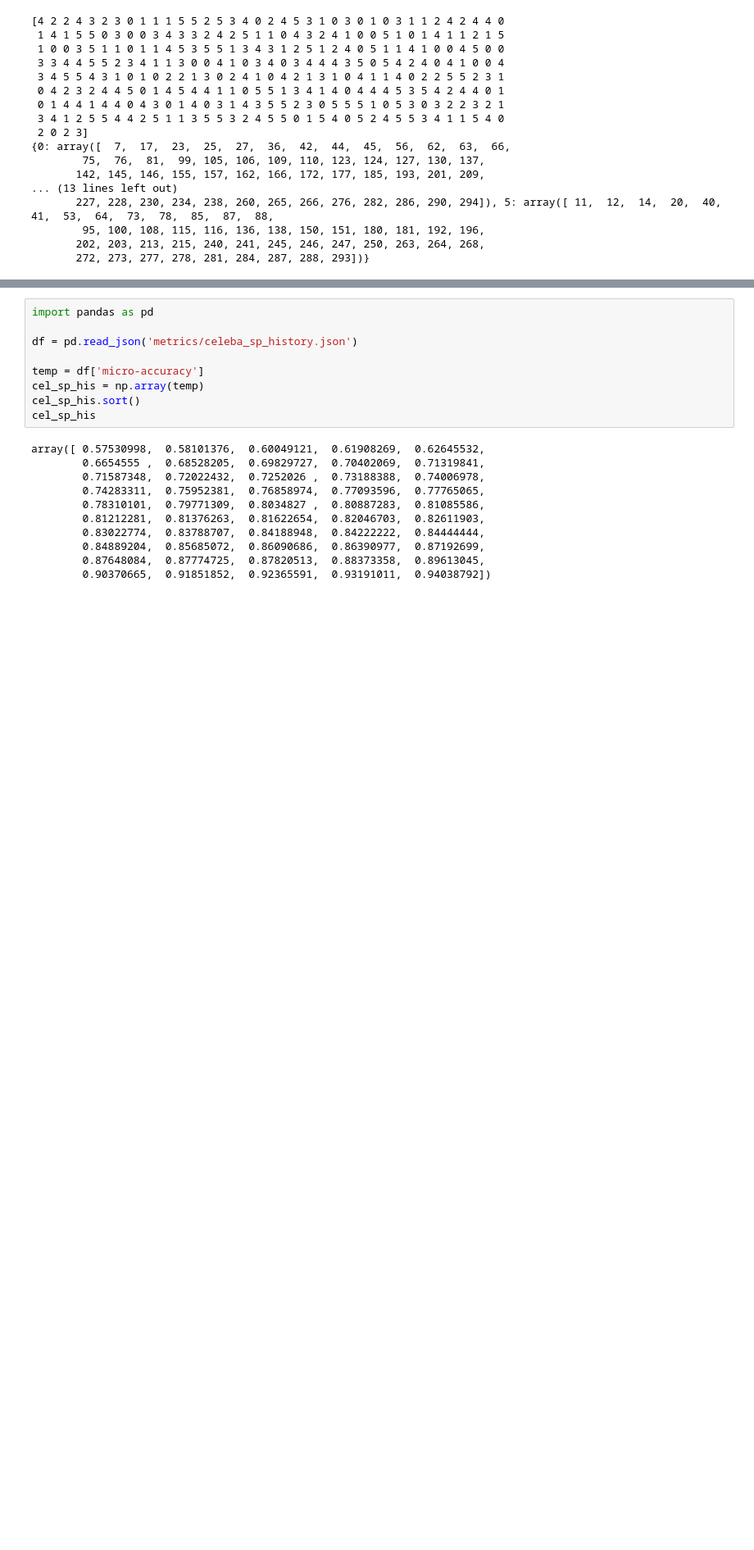
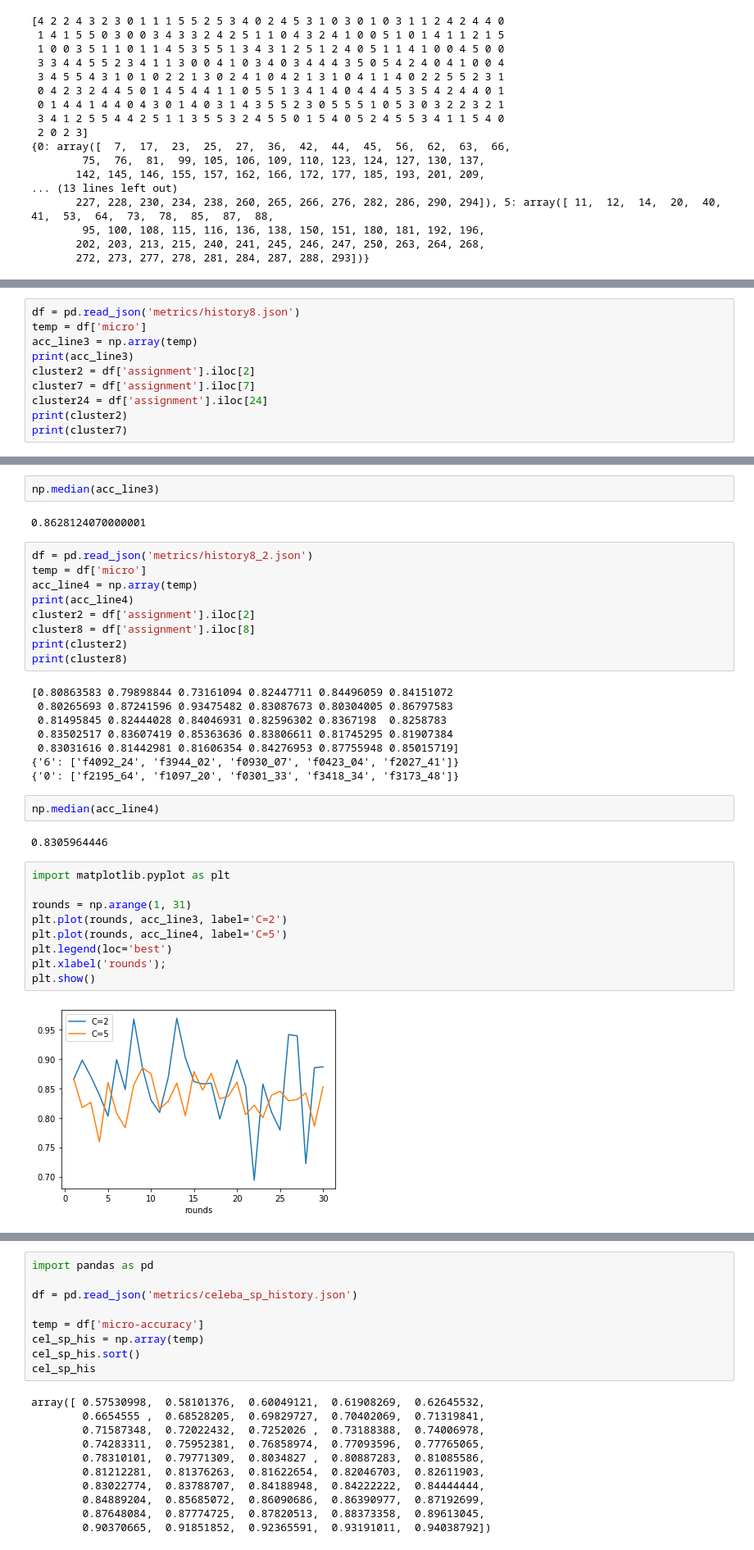
Before and after one commit to xxyen/age-based-multi-center-fed-learning, a Jupyter notebook: models/robust_outlier_model.ipynb, the cells around one changed output, grey strips where cells are left out. Shown: that part at 82% size. Saved outputs shown, nothing was run; the diff lists cells and outputs as text; blank space fills up the shorter version.

```diff
--- a/models/robust_outlier_model.ipynb
+++ b/models/robust_outlier_model.ipynb
@@ -153,0 +203,10 @@ array([ 0.06087221,  0.06128316,  0.12468871,  0.24159877,  0.43152687,
+# %%
+df = pd.read_json('metrics/history8.json')
+temp = df['micro']
+acc_line3 = np.array(temp)
+print(acc_line3)
+cluster2 = df['assignment'].iloc[2]
+cluster7 = df['assignment'].iloc[7]
+cluster24 = df['assignment'].iloc[24]
+print(cluster2)
+print(cluster7)
@@ -154 +221,37 @@ array([ 0.06087221,  0.06128316,  0.12468871,  0.24159877,  0.43152687,
+# %%
+np.median(acc_line3)
+# %% [output]
+0.8628124070000001
+# %%
+df = pd.read_json('metrics/history8_2.json')
+temp = df['micro']
+acc_line4 = np.array(temp)
+print(acc_line4)
+cluster2 = df['assignment'].iloc[2]
+cluster8 = df['assignment'].iloc[8]
+print(cluster2)
+print(cluster8)
+# %% [output]
+[0.80863583 0.79898844 0.73161094 0.82447711 0.84496059 0.84151072
+ 0.80265693 0.87241596 0.93475482 0.83087673 0.80304005 0.86797583
+ 0.81495845 0.82444028 0.84046931 0.82596302 0.8367198  0.8258783
+ 0.83502517 0.83607419 0.85363636 0.83806611 0.81745295 0.81907384
+ 0.83031616 0.81442981 0.81606354 0.84276953 0.87755948 0.85015719]
+{'6': ['f4092_24', 'f3944_02', 'f0930_07', 'f0423_04', 'f2027_41']}
+{'0': ['f2195_64', 'f1097_20', 'f0301_33', 'f3418_34', 'f3173_48']}
+# %%
+np.median(acc_line4)
+# %% [output]
+0.8305964446
+# %%
+import matplotlib.pyplot as plt
+
+rounds = np.arange(1, 31)
+plt.plot(rounds, acc_line3, label='C=2')
+plt.plot(rounds, acc_line4, label='C=5')
+plt.legend(loc='best')
+plt.xlabel('rounds');
+plt.show()
+# %% [output]
+[figure, added]
 # %%
```
Also changed, not shown: parts of 11 cells of this notebook, 5 other files.
